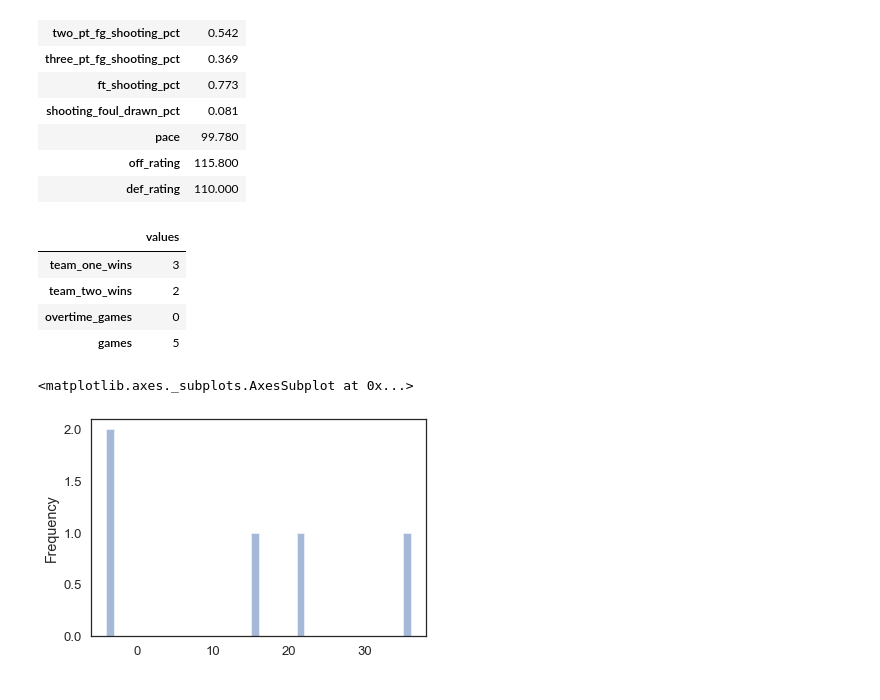
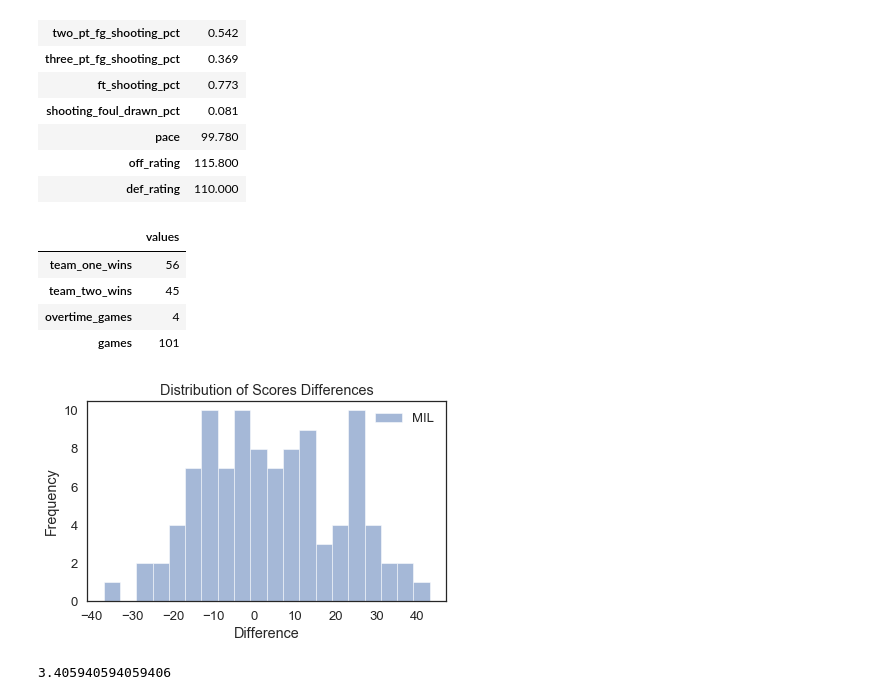
Before and after one commit to ptanofsky/ModSimPy, a Jupyter notebook: FinalProject/FinalProject_v3.ipynb, the cells around one changed output. Cells and saved outputs as stored; diff of their text form; code cells hidden in the pictures.

```diff
--- a/FinalProject/FinalProject_v3.ipynb
+++ b/FinalProject/FinalProject_v3.ipynb
@@ -856,7 +887,7 @@ free_throw_makes = TimeSeries()
 shooting_fouls_drawn = TimeSeries()
 offensive_rebounds = TimeSeries()
 
-for g in range(1, 501):
+for g in range(1, 101):
     game_score, game_stats = simulate_game(spurs)
     results[g] = game_score.max()
     turnovers[g] = game_stats.turnovers
@@ -868,6 +899,12 @@ for g in range(1, 501):
     free_throw_makes[g] = game_stats.free_throw_makes
     shooting_fouls_drawn[g] = game_stats.shooting_fouls_drawn
     offensive_rebounds[g] = game_stats.offensive_rebounds
+    plot(game_score)
+
+decorate(title='Running Game Score',
+         xlabel='Possession',
+         ylabel='Score')
+
 
 print("Avg Score  :", results.mean())
 print("Avg TOs    :", turnovers.mean())
@@ -925,6 +963,6 @@ FTMs       : 18.4
 SFs        : --
 OffRebs    : 8.8
 # %%
-for g in range(1, 501):
+for g in range(1, 101):
     print(results[g])
 # %% [output]
@@ -993,10 +1035,15 @@ def simulate_matchup_between_two_teams(team_1, team_2, games):
 
     # Modify shooting percentages based on offensive and defensive team ratings
     team_one.two_pt_fg_shooting_pct = calculate_fg_pct_based_on_opp(team_one.off_rating, team_two.def_rating, team_one.two_pt_fg_shooting_pct)
-    team_one.three_pt_fg_shooting_pct = calculate_fg_pct_based_on_opp(team_one.off_rating, team_two.def_rating, team_one.three_pt_fg_shooting_pct)
+    team_one.three_pt_fg_shooting_pct = calculate_3p_fg_pct_based_on_opp(team_one.off_rating, team_two.def_rating, team_one.three_pt_fg_shooting_pct)
 
     team_two.two_pt_fg_shooting_pct = calculate_fg_pct_based_on_opp(team_two.off_rating, team_one.def_rating, team_two.two_pt_fg_shooting_pct)
-    team_two.three_pt_fg_shooting_pct = calculate_fg_pct_based_on_opp(team_two.off_rating, team_one.def_rating, team_two.three_pt_fg_shooting_pct)
+    team_two.three_pt_fg_shooting_pct = calculate_3p_fg_pct_based_on_opp(team_two.off_rating, team_one.def_rating, team_two.three_pt_fg_shooting_pct)
+
+    # Modify turnover percentages based on offensive and defensive team ratings
+    team_one.turnover_pct_per_play = calculate_turnover_pct_based_on_opp(team_one.off_rating, team_two.def_rating, team_one.turnover_pct_per_play)
+    team_two.turnover_pct_per_play = calculate_turnover_pct_based_on_opp(team_two.off_rating, team_one.def_rating, team_two.turnover_pct_per_play)
+
 
     # Initialize matchup state
     matchup = State(team_one_wins=0,
@@ -1068,22 +1115,30 @@ team_A
 | off_rating | 115.800 |
 | def_rating | 110.000 |
 # %%
-matchup_results, pt_diffs = simulate_matchup_between_two_teams('DAL', 'NYK', 5)
+matchup_results, pt_diffs = simulate_matchup_between_two_teams('MIL', 'LAL', 101)
 
 matchup_results
 # %% [output]
 |  | values |
-| team_one_wins | 3 |
-| team_two_wins | 2 |
-| overtime_games | 0 |
-| games | 5 |
+| team_one_wins | 56 |
+| team_two_wins | 45 |
+| overtime_games | 4 |
+| games | 101 |
 # %%
 pt_diffs_ser = pandas.Series(pt_diffs)
 
-pt_diffs_ser.plot.hist(bins=40, alpha=0.5)
+pt_diffs_ser.plot.hist(bins=20, alpha=0.5, label='MIL')
+
+decorate(title='Distribution of Scores Differences',
+         xlabel='Difference',
+         ylabel='Frequency',
+         legend='MIL')
 # %% [output]
-<matplotlib.axes._subplots.AxesSubplot at 0x...>
-[figure, old version]
+[figure, new version]
+# %%
+pt_diffs.mean()
+# %% [output]
+3.405940594059406
 # %%
 def simulate_playoffs(eastern_conf, western_conf, games_per_series_sim):
     """
```
Also changed, not shown: parts of 24 cells of this notebook.
